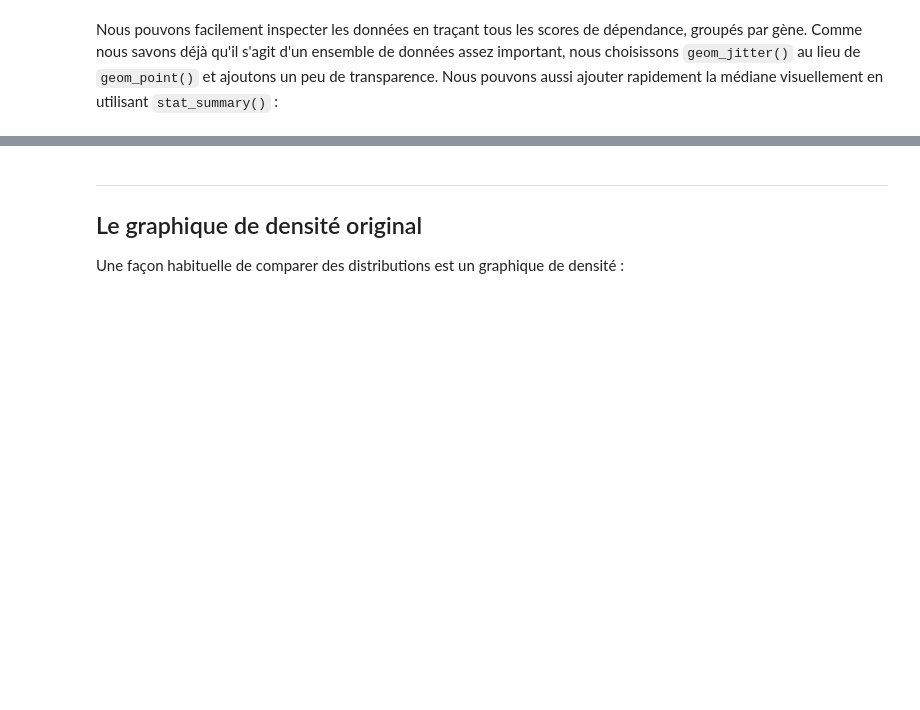
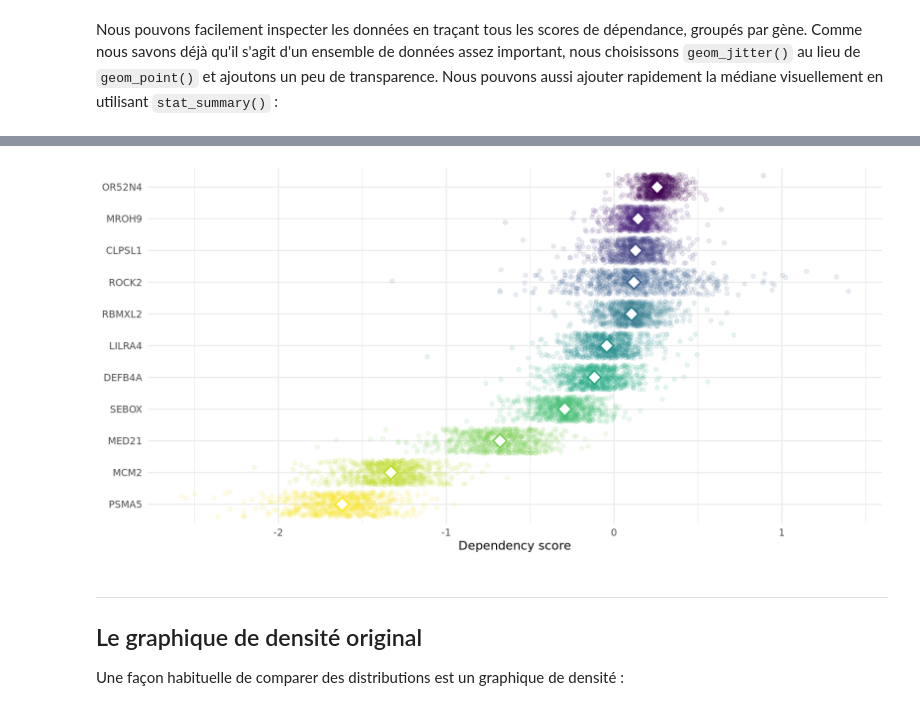
Before and after one commit to metabdel/pass21datavisg1, a Jupyter notebook: genExpr_tutorial.ipynb, the cells around one changed output, grey strips where cells are left out. Cells and saved outputs as stored; diff of their text form; code cells hidden in the pictures; blank space fills up the shorter version.

```diff
--- a/genExpr_tutorial.ipynb
+++ b/genExpr_tutorial.ipynb
@@ -72,3 +113,6 @@ ggplot(data = genes,
                show.legend = F) +
     scale_color_viridis_d(name = "Gene:", direction = -1) +
     labs(x = "Dependency score", y = NULL)
+
+options(repr.plot.width = 5, repr.plot.height = 5, repr.plot.res = 200)
+# %% [output]
@@ -75,3 +121,4 @@ ggplot(data = genes,
+[figure, added]
 # %% [markdown]
 ---
 
```
Also changed, not shown: parts of 11 cells of this notebook, 2 other files.
